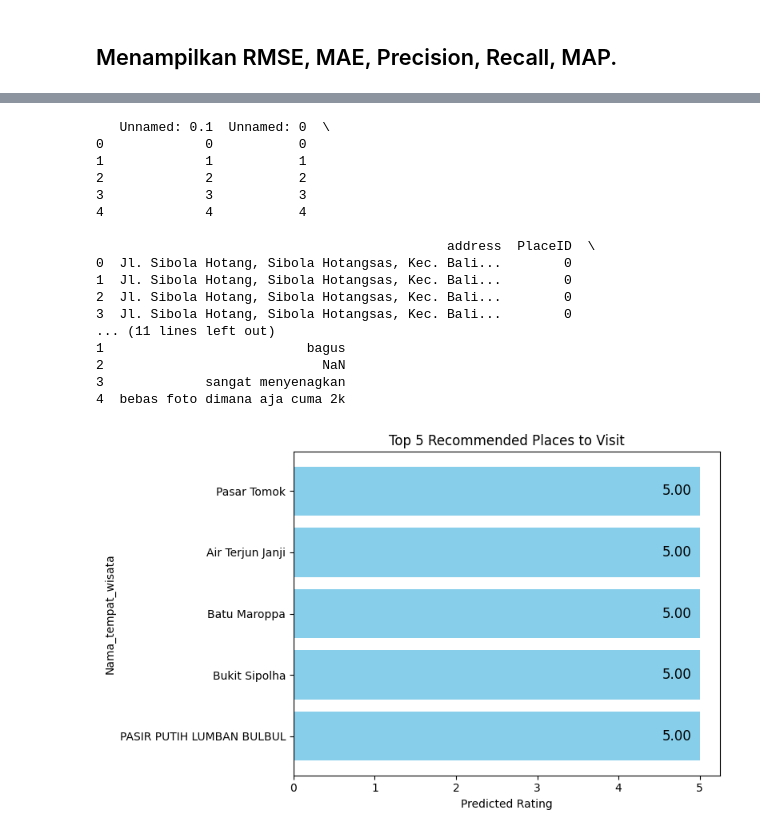
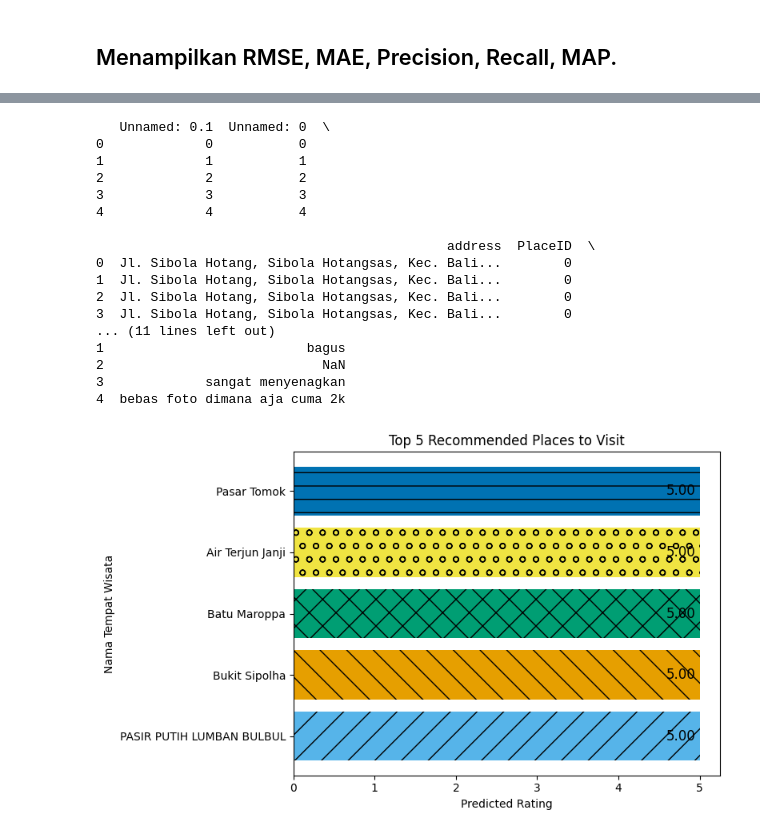
Before and after one commit to tuaniputramanurung12S21008/Rekomendasi-System2024, a Jupyter notebook: Reksis_Tempat Wisata Toba/Proposed Model Using Hybrid Model (Collaborative + Content - Based Filtering)/Hybrid_Model_(Collaborative_+_Content_Based_Filtering).ipynb, the cells around one changed output, grey strips where cells are left out. Saved outputs shown, nothing was run; the diff lists cells and outputs as text; code cells hidden in the pictures.

```diff
--- a/Reksis_Tempat Wisata Toba/Proposed Model Using Hybrid Model (Collaborative + Content - Based Filtering)/Hybrid_Model_(Collaborative_+_Content_Based_Filtering).ipynb
+++ b/Reksis_Tempat Wisata Toba/Proposed Model Using Hybrid Model (Collaborative + Content - Based Filtering)/Hybrid_Model_(Collaborative_+_Content_Based_Filtering).ipynb
@@ -357,22 +357,25 @@ MAP Score: 0.9444444444444443
 import matplotlib.pyplot as plt
 
 # Nilai yang ingin ditampilkan
-metrics = ['RMSE', 'MAE', 'Precision', 'Recall', 'MAP']
-values = [0.246390682958962, 0.2230690882282088, 1.0, 1.0, 0.9444444444444443]
+metrics = ['RMSE', 'MAE']
+values = [0.246390682958962, 0.2230690882282088]
 
 # Membuat bar chart
 plt.figure(figsize=(10, 6))
-plt.bar(metrics, values, color=['blue', 'red', 'green', 'purple', 'orange'])
 
-# Menambahkan judul dan label
+# pengaturan warna
+colors = ['#56B4E9', '#E69F00']
+
+# membuat garis yang berbeda
+bars = plt.bar(metrics, values, color=colors, hatch='/', edgecolor='black')  # Menambahkan hatching
+
 plt.title('Model Evaluation Metrics', fontsize=16)
 plt.ylabel('Score', fontsize=12)
-plt.ylim(0, 1.2)  # Untuk memastikan semua nilai bisa terlihat dengan jelas
-
-# Menampilkan nilai di atas setiap bar
+plt.ylim(0, 1.2)
 for i, v in enumerate(values):
     plt.text(i, v + 0.02, f'{v:.2f}', ha='center', va='bottom', fontsize=12)
 
-# Menampilkan plot
+
+plt.tight_layout()
 plt.show()
 # %% [output]
@@ -381,57 +407,57 @@ plt.show()
 import pandas as pd
 import matplotlib.pyplot as plt
 
-# Memuat dataset dari file CSV
 data = pd.read_csv("sample_data/Tempat-Wisata-Toba-Preprocessing.csv")
+print(data.head())
 
-# Memastikan data dimuat dengan benar
-print(data.head())  # Cek beberapa baris pertama untuk memastikan data sudah benar
-
-# Pastikan kolom-kolom yang diperlukan ada
 if 'Rating' not in data.columns or 'Nama_tempat_wisata' not in data.columns:
     raise ValueError("Data tidak memiliki kolom yang diperlukan, pastikan ada 'Rating' dan 'Nama_tempat_wisata'.")
 
-# Menghapus duplikat jika ada
+
 data = data.drop_duplicates(subset=['Nama_tempat_wisata', 'Rating'])
 
-# Mengurutkan data berdasarkan Rating
+
 top_places = data.sort_values(by="Rating", ascending=False)
 
-# Menampilkan 5 tempat wisata teratas
 top_5_places = top_places.head(5)
 
-# Plotting dengan Matplotlib
 plt.figure(figsize=(8, 5))
-plt.barh(top_5_places["Nama_tempat_wisata"], top_5_places["Rating"], color="skyblue", align='center')
 
-# Menambahkan label dan judul
+
+colors = ['#56B4E9', '#E69F00', '#009E73', '#F0E442', '#0072B2']
+
+bars = []
+hatch_patterns = ['/', '\\', 'x', 'o', '-']
+for i, place in enumerate(top_5_places["Nama_tempat_wisata"]):
+    bar = plt.barh(top_5_places["Nama_tempat_wisata"].iloc[i], top_5_places["Rating"].iloc[i],
+                   color=colors[i], align='center', hatch=hatch_patterns[i])
+    bars.append(bar)
+
 plt.xlabel("Predicted Rating")
-plt.ylabel("Nama_tempat_wisata")
+plt.ylabel("Nama Tempat Wisata")
 plt.title("Top 5 Recommended Places to Visit")
 
-# Menampilkan skor pada bar
 for index, value in enumerate(top_5_places["Rating"]):
-    plt.text(value - 0.1, index, f'{value:.2f}', va='center', ha='right', fontsize=12, color='black')
+    plt.text(value - 0.05, index, f'{value:.2f}', va='center', ha='right', fontsize=12, color='black')
 
-# Menampilkan gambar
 plt.tight_layout()
 plt.show()
 # %% [output]
    Unnamed: 0.1  Unnamed: 0  \
 0             0           0
 1             1           1
 2             2           2
 3             3           3
 4             4           4
 
                                              address  PlaceID  \
 0  Jl. Sibola Hotang, Sibola Hotangsas, Kec. Bali...        0
 1  Jl. Sibola Hotang, Sibola Hotangsas, Kec. Bali...        0
 2  Jl. Sibola Hotang, Sibola Hotangsas, Kec. Bali...        0
 3  Jl. Sibola Hotang, Sibola Hotangsas, Kec. Bali...        0
 ... (11 lines left out)
 1                          bagus
 2                            NaN
 3             sangat menyenagkan
 4  bebas foto dimana aja cuma 2k
-[figure, old version]
+[figure, new version]
```
Also changed, not shown: parts of 8 cells of this notebook.
